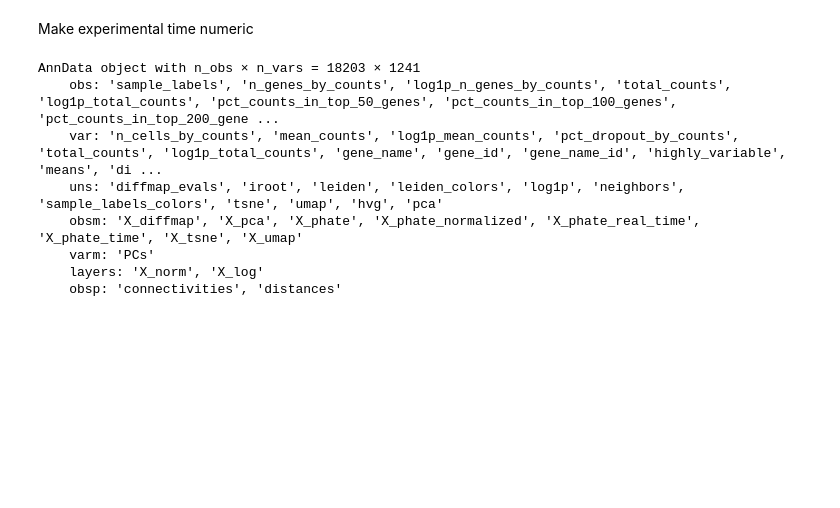
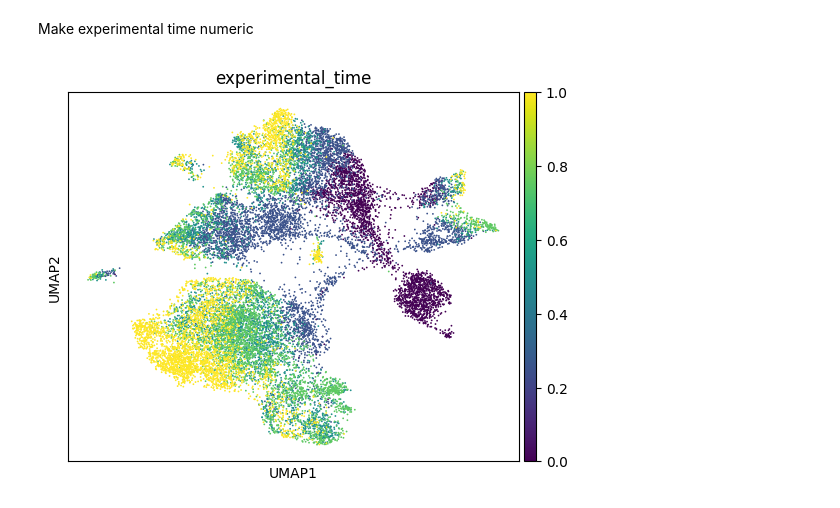
Before and after one commit to theislab/FlatVI, a Jupyter notebook: notebooks/preprocessing_and_exploration/eb/eb_preprocessing.ipynb, the cells around one changed output. Cells and saved outputs as stored; diff of their text form; code cells hidden in the pictures; blank space fills up the shorter version.

```diff
--- a/notebooks/preprocessing_and_exploration/eb/eb_preprocessing.ipynb
+++ b/notebooks/preprocessing_and_exploration/eb/eb_preprocessing.ipynb
@@ -116,13 +116,6 @@ adata.obs["experimental_time"] = days
 # %%
 sc.write(DATA_DIR / "eb" / "processed"/ "eb_phat.h5ad", adata)
 # %%
-adata
+sc.pl.umap(adata, color="experimental_time")
 # %% [output]
-AnnData object with n_obs × n_vars = 18203 × 1241
-    obs: 'sample_labels', 'n_genes_by_counts', 'log1p_n_genes_by_counts', 'total_counts', 'log1p_total_counts', 'pct_counts_in_top_50_genes', 'pct_counts_in_top_100_genes', 'pct_counts_in_top_200_gene ...
-    var: 'n_cells_by_counts', 'mean_counts', 'log1p_mean_counts', 'pct_dropout_by_counts', 'total_counts', 'log1p_total_counts', 'gene_name', 'gene_id', 'gene_name_id', 'highly_variable', 'means', 'di ...
-    uns: 'diffmap_evals', 'iroot', 'leiden', 'leiden_colors', 'log1p', 'neighbors', 'sample_labels_colors', 'tsne', 'umap', 'hvg', 'pca'
-    obsm: 'X_diffmap', 'X_pca', 'X_phate', 'X_phate_normalized', 'X_phate_real_time', 'X_phate_time', 'X_tsne', 'X_umap'
-    varm: 'PCs'
-    layers: 'X_norm', 'X_log'
-    obsp: 'connectivities', 'distances'
+[figure, added]
```
Also changed, not shown: 4 other files.
